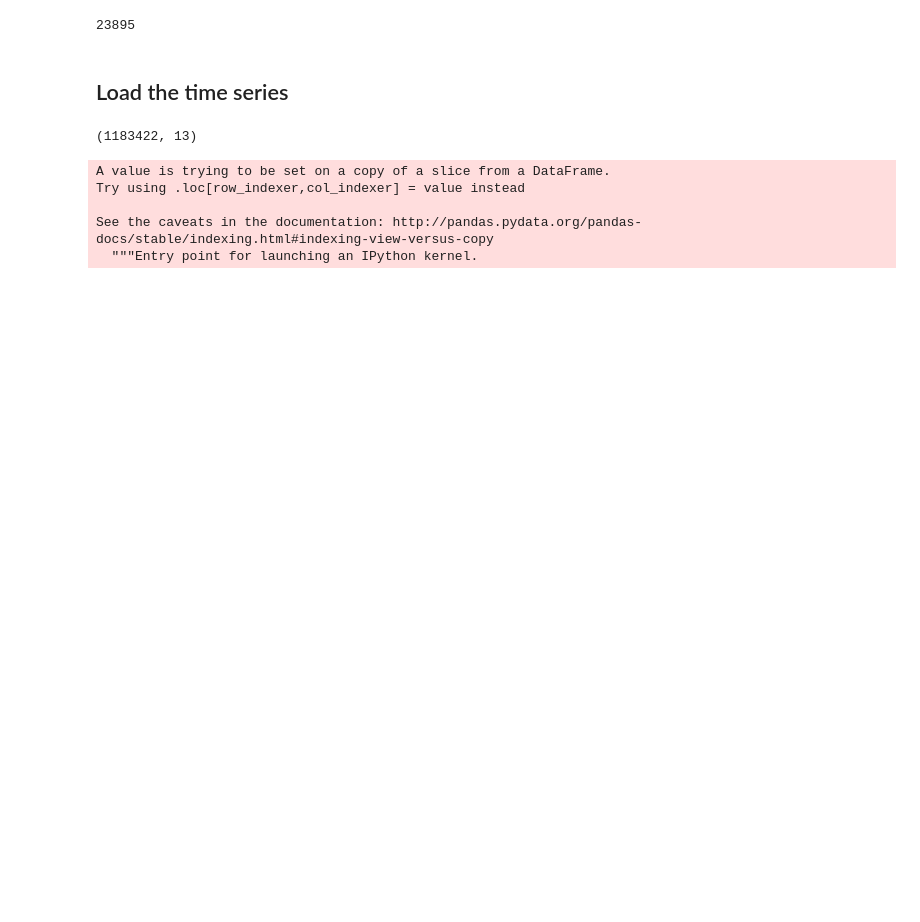
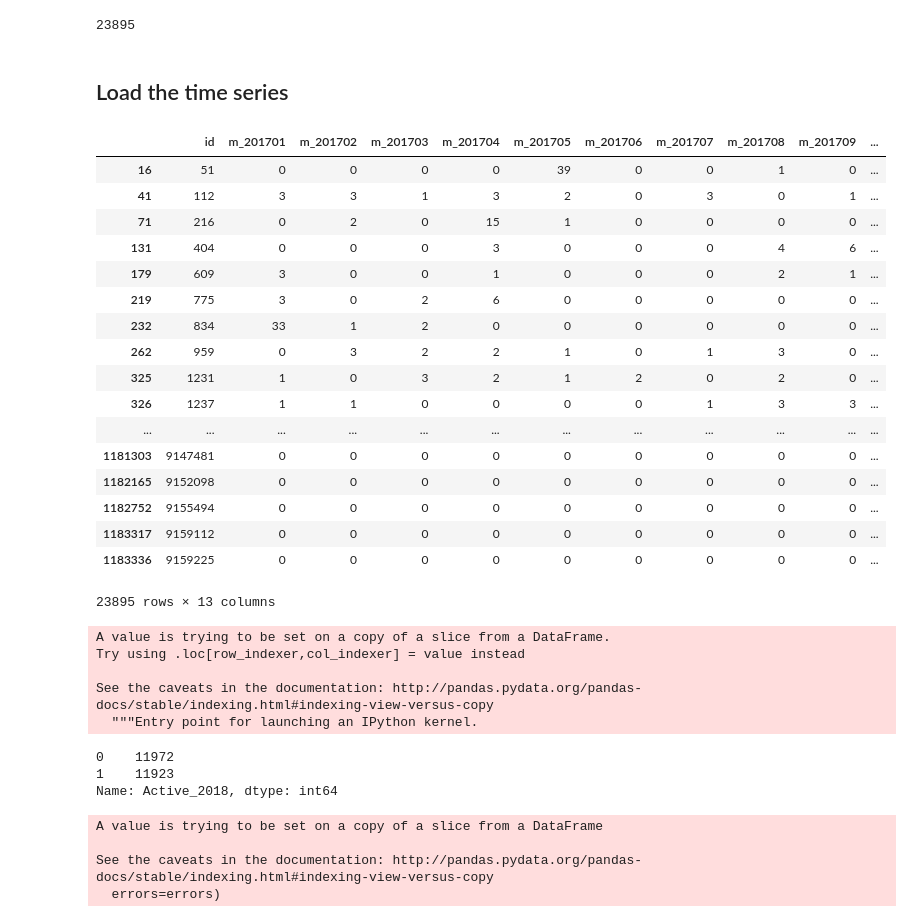
Before and after one commit to leomaxx/StackOverflowChurnAnalysis, a Jupyter notebook: 01_EDA.ipynb, the cells around one changed output. Drawn from its saved outputs; the diff is of its cells as text; code cells hidden in the pictures; blank space fills up the shorter version.

```diff
--- a/01_EDA.ipynb
+++ b/01_EDA.ipynb
@@ -118,6 +114,10 @@ plt.title('Distribution of maximum inter-activity days \n among ACTIVE CONTRIBUT
 # %% [output]
 Text(0.5,1,'Distribution of maximum inter-activity days \n among ACTIVE CONTRIBUTORS')
 [drawing not drawn]
+# %%
+active_contributors_id = set(active_contributor_inter.id.sample(frac = .1, random_state=4444))
+with open('./data/processed/active_contributors_id.pkl', 'wb') as picklefile:
+    pickle.dump(active_contributors_id, picklefile)
 # %% [markdown]
 ### It seems for 80% of the active contributors, their maximum inter-activity days are less than 127 days. For convenience, we will define that people who does not incur any activity for more than <span style="color:red">3 months</span> are no longer part of the <span style="color:red">*ACTIVE CONTRIBUTORS*</span> population
 # %%
@@ -155,15 +158,29 @@ len(list(active_contributors_id))
 # %%
 with open('./data/processed/activity_time_series.pkl', 'rb') as picklefile:
     activity_time_series = pickle.load(picklefile)
-# %%
-activity_time_series.dropna(inplace=True)
-activity_time_series['id'] = activity_time_series['id'].astype(int)
-# %%
-activity_time_series.shape
-# %% [output]
-(1183422, 13)
 # %%
 active_contributor_activity = activity_time_series[activity_time_series['id'].isin(active_contributors_id)]
+# %%
+active_contributor_activity
+# %% [output]
+|  | id | m_201701 | m_201702 | m_201703 | m_201704 | m_201705 | m_201706 | m_201707 | m_201708 | m_201709 | ... |
+| 16 | 51 | 0 | 0 | 0 | 0 | 39 | 0 | 0 | 1 | 0 | ... |
+| 41 | 112 | 3 | 3 | 1 | 3 | 2 | 0 | 3 | 0 | 1 | ... |
+| 71 | 216 | 0 | 2 | 0 | 15 | 1 | 0 | 0 | 0 | 0 | ... |
+| 131 | 404 | 0 | 0 | 0 | 3 | 0 | 0 | 0 | 4 | 6 | ... |
+| 179 | 609 | 3 | 0 | 0 | 1 | 0 | 0 | 0 | 2 | 1 | ... |
+| 219 | 775 | 3 | 0 | 2 | 6 | 0 | 0 | 0 | 0 | 0 | ... |
+| 232 | 834 | 33 | 1 | 2 | 0 | 0 | 0 | 0 | 0 | 0 | ... |
+| 262 | 959 | 0 | 3 | 2 | 2 | 1 | 0 | 1 | 3 | 0 | ... |
+| 325 | 1231 | 1 | 0 | 3 | 2 | 1 | 2 | 0 | 2 | 0 | ... |
+| 326 | 1237 | 1 | 1 | 0 | 0 | 0 | 0 | 1 | 3 | 3 | ... |
+| ... | ... | ... | ... | ... | ... | ... | ... | ... | ... | ... | ... |
+| 1181303 | 9147481 | 0 | 0 | 0 | 0 | 0 | 0 | 0 | 0 | 0 | ... |
+| 1182165 | 9152098 | 0 | 0 | 0 | 0 | 0 | 0 | 0 | 0 | 0 | ... |
+| 1182752 | 9155494 | 0 | 0 | 0 | 0 | 0 | 0 | 0 | 0 | 0 | ... |
+| 1183317 | 9159112 | 0 | 0 | 0 | 0 | 0 | 0 | 0 | 0 | 0 | ... |
+| 1183336 | 9159225 | 0 | 0 | 0 | 0 | 0 | 0 | 0 | 0 | 0 | ... |
+23895 rows × 13 columns
 # %%
 active_contributor_activity['Active'] = active_contributor_activity.apply(lambda x:0 if np.sum(x[10:13])==0 else 1, axis=1)
 # %% [output]
@@ -179,0 +200,6 @@ with open('./data/processed/activity_time_series_2018.pkl', 'rb') as picklefile:
+# %%
+active_contributor_activity.Active_2018.value_counts()
+# %% [output]
+0    11972
+1    11923
+Name: Active_2018, dtype: int64
@@ -179,0 +208,7 @@ with open('./data/processed/activity_time_series_2018.pkl', 'rb') as picklefile:
+# %%
+active_contributor_activity.drop('Active_2018', axis=1, inplace=True)
+# %% [output]
+A value is trying to be set on a copy of a slice from a DataFrame
+
+See the caveats in the documentation: http://pandas.pydata.org/pandas-docs/stable/indexing.html#indexing-view-versus-copy
+  errors=errors)
```
Also changed, not shown: parts of 10 cells of this notebook, 3 other files.
